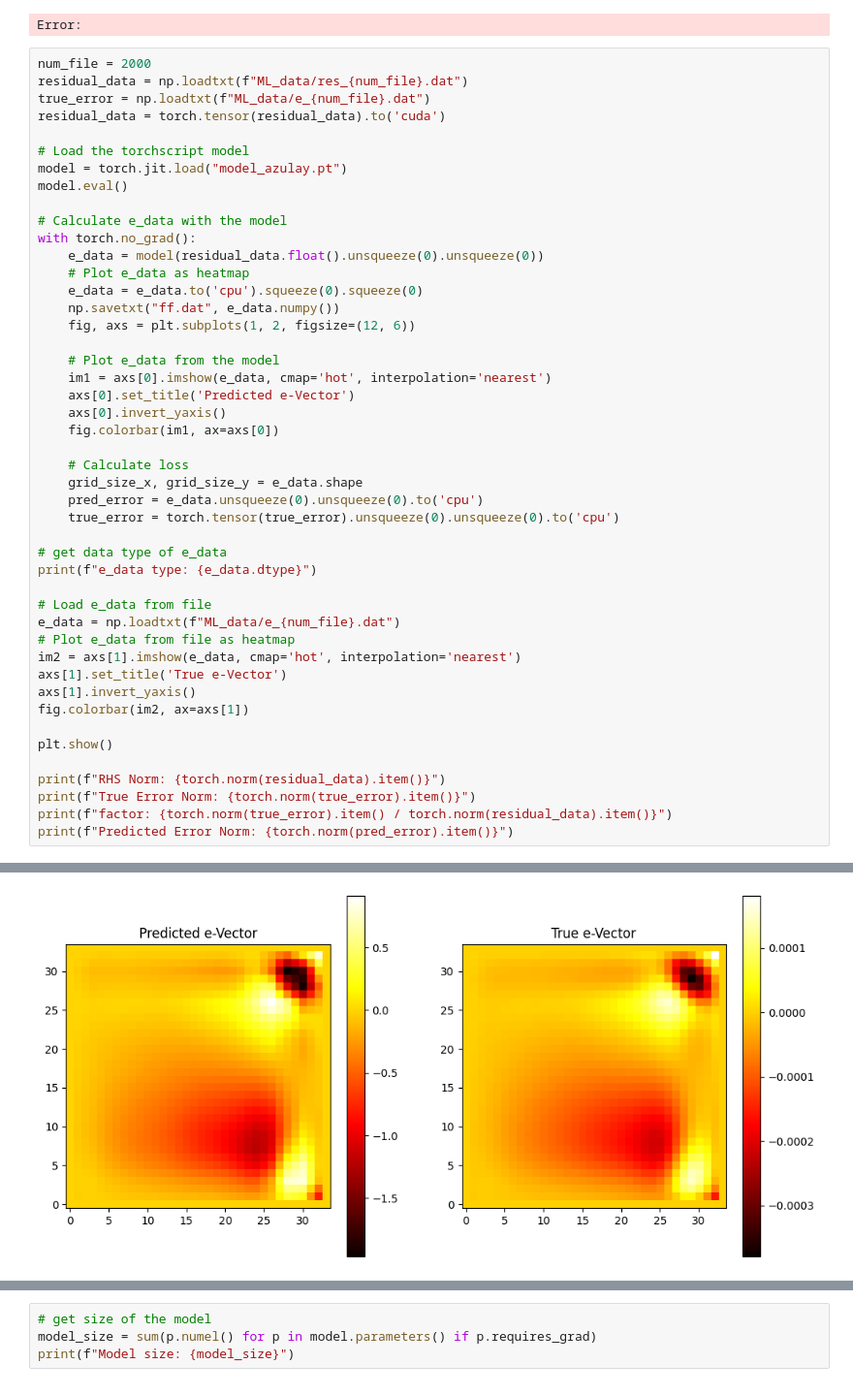
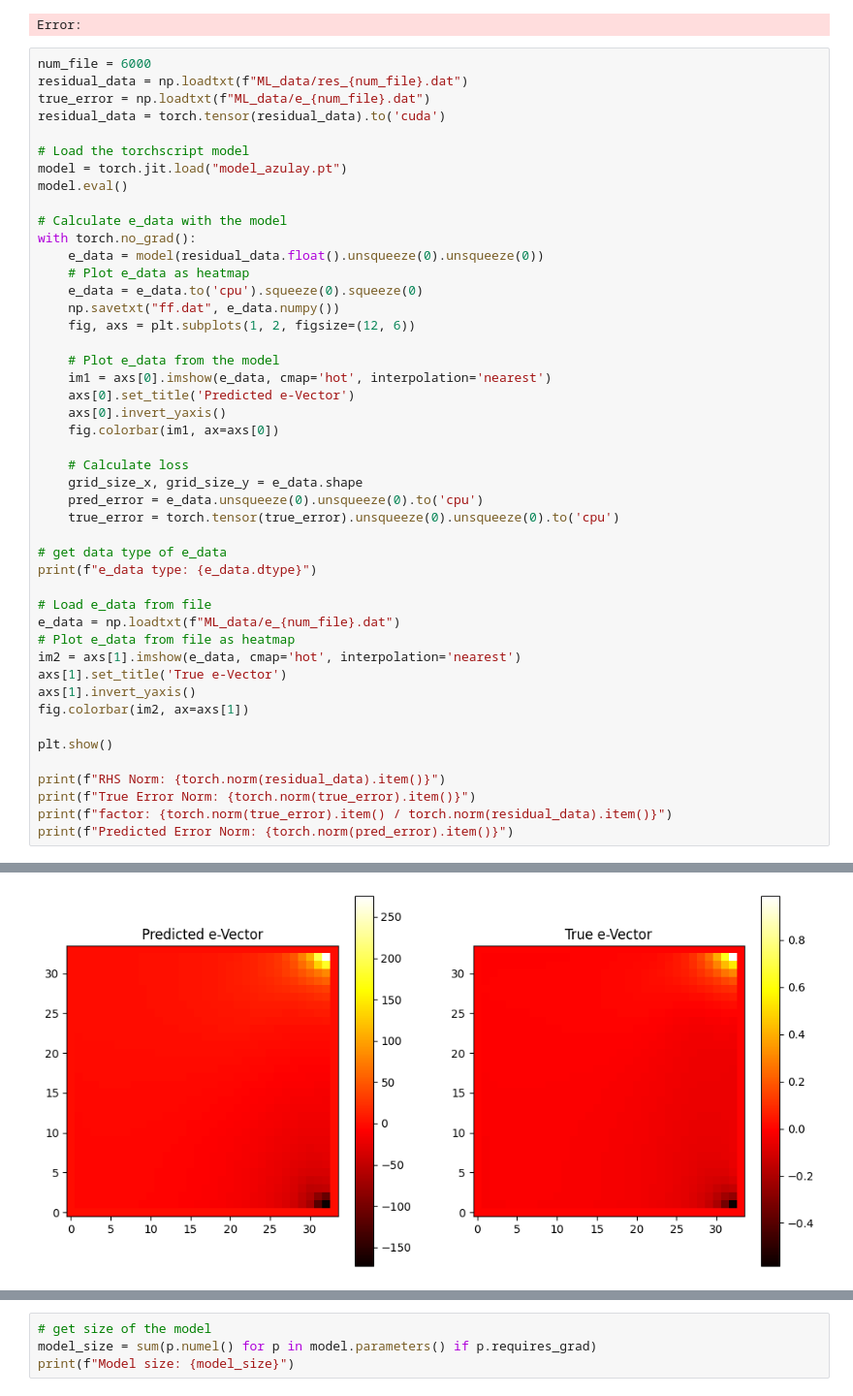
Before and after one commit to glaand/bachelor-thesis, a Jupyter notebook: ml/ml_analysis_azulay.ipynb, the cells around one changed output, grey strips where cells are left out. Shown at 97% size. Drawn from its saved outputs; the diff is of its cells as text.

```diff
--- a/ml/ml_analysis_azulay.ipynb
+++ b/ml/ml_analysis_azulay.ipynb
@@ -44,7 +48,7 @@ plt.show()
 # %% [output]
 Error:
 # %%
-num_file = 2000
+num_file = 6000
 residual_data = np.loadtxt(f"ML_data/res_{num_file}.dat")
 true_error = np.loadtxt(f"ML_data/e_{num_file}.dat")
 residual_data = torch.tensor(residual_data).to('cuda')
@@ -64,31 +68,31 @@ with torch.no_grad():
     # Plot e_data from the model
     im1 = axs[0].imshow(e_data, cmap='hot', interpolation='nearest')
     axs[0].set_title('Predicted e-Vector')
     axs[0].invert_yaxis()
     fig.colorbar(im1, ax=axs[0])
 
     # Calculate loss
     grid_size_x, grid_size_y = e_data.shape
     pred_error = e_data.unsqueeze(0).unsqueeze(0).to('cpu')
     true_error = torch.tensor(true_error).unsqueeze(0).unsqueeze(0).to('cpu')
 
 # get data type of e_data
 print(f"e_data type: {e_data.dtype}")
 
 # Load e_data from file
 e_data = np.loadtxt(f"ML_data/e_{num_file}.dat")
 # Plot e_data from file as heatmap
 im2 = axs[1].imshow(e_data, cmap='hot', interpolation='nearest')
 axs[1].set_title('True e-Vector')
 axs[1].invert_yaxis()
 fig.colorbar(im2, ax=axs[1])
 
 plt.show()
 
 print(f"RHS Norm: {torch.norm(residual_data).item()}")
 print(f"True Error Norm: {torch.norm(true_error).item()}")
 print(f"factor: {torch.norm(true_error).item() / torch.norm(residual_data).item()}")
 print(f"Predicted Error Norm: {torch.norm(pred_error).item()}")
 # %% [output]
 e_data type: torch.float32
-[figure, old version]
+[figure, new version]
```
Also changed, not shown: parts of 5 cells of this notebook, 6 other files.
